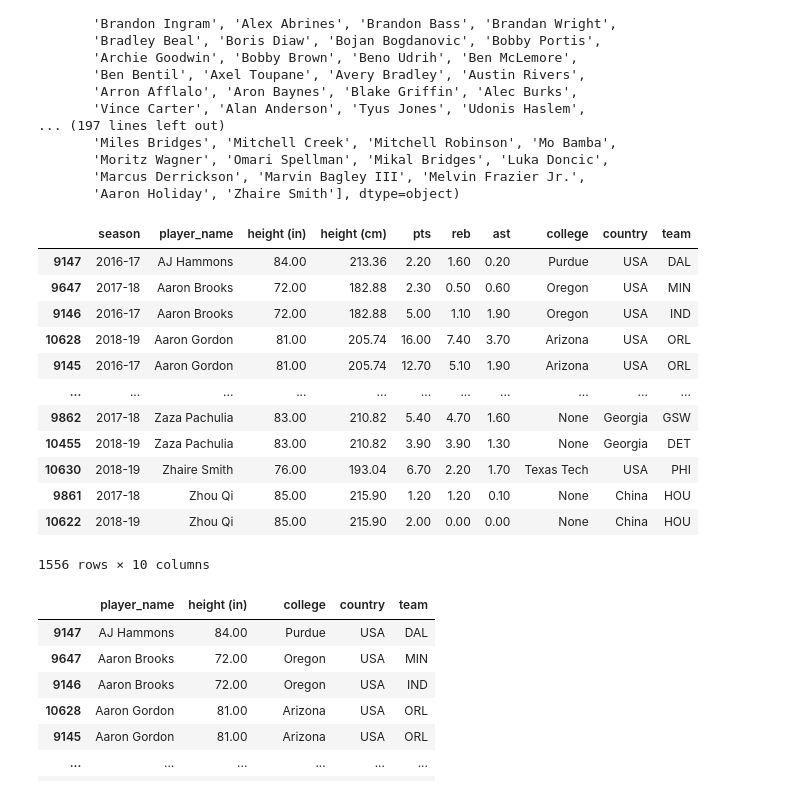
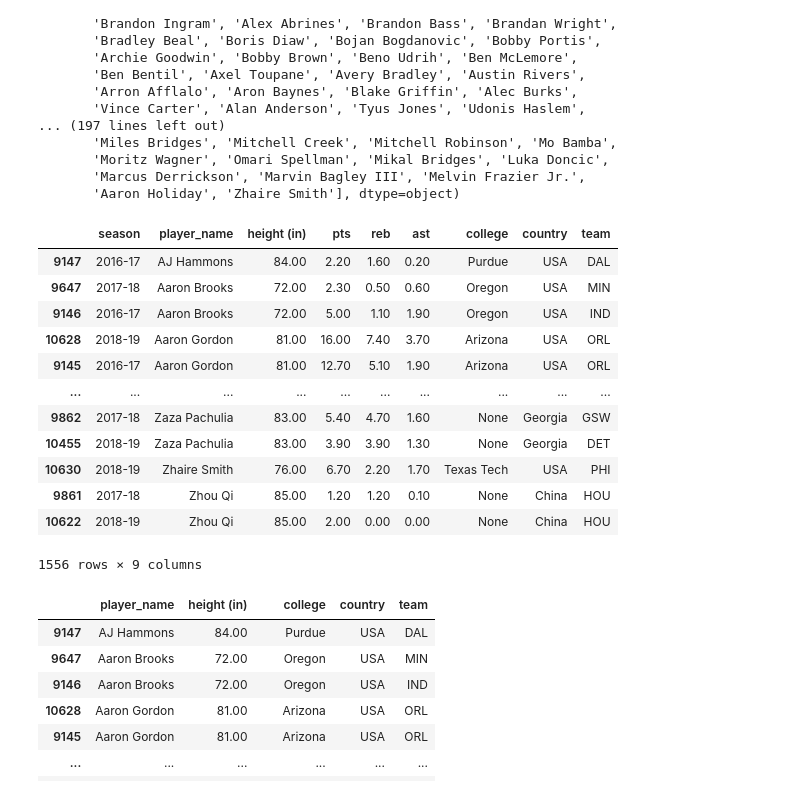
Before and after one commit to ic17rey/butler-groupA-project1, a Jupyter notebook: nba_height_project.ipynb, the cells around one changed output. Drawn from its saved outputs; the diff is of its cells as text; code cells hidden in the pictures.

```diff
--- a/nba_height_project.ipynb
+++ b/nba_height_project.ipynb
@@ -69,5 +101,5 @@ salary_path
 # %%
 # Create df for player info/stats
-nba_data_set_df = pd.read_csv(csv_path)
+nba_data_set_df = pd.read_csv(csv_path).drop(['Unnamed: 0'], axis=1)
 nba_data_set_df
 # %% [output]
@@ -230,29 +243,31 @@ array(['Anthony Bennett', 'Anthony Brown', 'Anthony Davis',
 # %%
 # Want to add a calculated column for height in inches (2.54 cm in an inch)
 
 # Label the current player_height column as cm and add column for height in inches
 stats_with_col_rename_df = stats_needed_df.rename(columns={"player_height":"height (cm)", "team_abbreviation":"team"})
 height = stats_with_col_rename_df['height (cm)'] / 2.54
 stats_with_col_rename_df["height (in)"] = height
 
 # Reorganize and sort columns
 organized_stats_df = stats_with_col_rename_df[["season", "player_name","height (in)","height (cm)","pts","reb","ast","college","country", "team"]]
 organized_stats_df = organized_stats_df.sort_values(by=['player_name'])
 
+# Remove the unwanted column for height in cm
+del organized_stats_df['height (cm)']
 # View the results
 organized_stats_df
 # %% [output]
-|  | season | player_name | height (in) | height (cm) | pts | reb | ast | college | country | team |
-| 9147 | 2016-17 | AJ Hammons | 84.00 | 213.36 | 2.20 | 1.60 | 0.20 | Purdue | USA | DAL |
-| 9647 | 2017-18 | Aaron Brooks | 72.00 | 182.88 | 2.30 | 0.50 | 0.60 | Oregon | USA | MIN |
-| 9146 | 2016-17 | Aaron Brooks | 72.00 | 182.88 | 5.00 | 1.10 | 1.90 | Oregon | USA | IND |
-| 10628 | 2018-19 | Aaron Gordon | 81.00 | 205.74 | 16.00 | 7.40 | 3.70 | Arizona | USA | ORL |
-| 9145 | 2016-17 | Aaron Gordon | 81.00 | 205.74 | 12.70 | 5.10 | 1.90 | Arizona | USA | ORL |
-| ... | ... | ... | ... | ... | ... | ... | ... | ... | ... | ... |
-| 9862 | 2017-18 | Zaza Pachulia | 83.00 | 210.82 | 5.40 | 4.70 | 1.60 | None | Georgia | GSW |
-| 10455 | 2018-19 | Zaza Pachulia | 83.00 | 210.82 | 3.90 | 3.90 | 1.30 | None | Georgia | DET |
-| 10630 | 2018-19 | Zhaire Smith | 76.00 | 193.04 | 6.70 | 2.20 | 1.70 | Texas Tech | USA | PHI |
-| 9861 | 2017-18 | Zhou Qi | 85.00 | 215.90 | 1.20 | 1.20 | 0.10 | None | China | HOU |
-| 10622 | 2018-19 | Zhou Qi | 85.00 | 215.90 | 2.00 | 0.00 | 0.00 | None | China | HOU |
+|  | season | player_name | height (in) | pts | reb | ast | college | country | team |
+| 9147 | 2016-17 | AJ Hammons | 84.00 | 2.20 | 1.60 | 0.20 | Purdue | USA | DAL |
+| 9647 | 2017-18 | Aaron Brooks | 72.00 | 2.30 | 0.50 | 0.60 | Oregon | USA | MIN |
+| 9146 | 2016-17 | Aaron Brooks | 72.00 | 5.00 | 1.10 | 1.90 | Oregon | USA | IND |
+| 10628 | 2018-19 | Aaron Gordon | 81.00 | 16.00 | 7.40 | 3.70 | Arizona | USA | ORL |
+| 9145 | 2016-17 | Aaron Gordon | 81.00 | 12.70 | 5.10 | 1.90 | Arizona | USA | ORL |
+| ... | ... | ... | ... | ... | ... | ... | ... | ... | ... |
+| 9862 | 2017-18 | Zaza Pachulia | 83.00 | 5.40 | 4.70 | 1.60 | None | Georgia | GSW |
+| 10455 | 2018-19 | Zaza Pachulia | 83.00 | 3.90 | 3.90 | 1.30 | None | Georgia | DET |
+| 10630 | 2018-19 | Zhaire Smith | 76.00 | 6.70 | 2.20 | 1.70 | Texas Tech | USA | PHI |
+| 9861 | 2017-18 | Zhou Qi | 85.00 | 1.20 | 1.20 | 0.10 | None | China | HOU |
+| 10622 | 2018-19 | Zhou Qi | 85.00 | 2.00 | 0.00 | 0.00 | None | China | HOU |
-1556 rows × 10 columns
+1556 rows × 9 columns
 # %%
```
Also changed, not shown: parts of 18 cells of this notebook, 3 other files.
